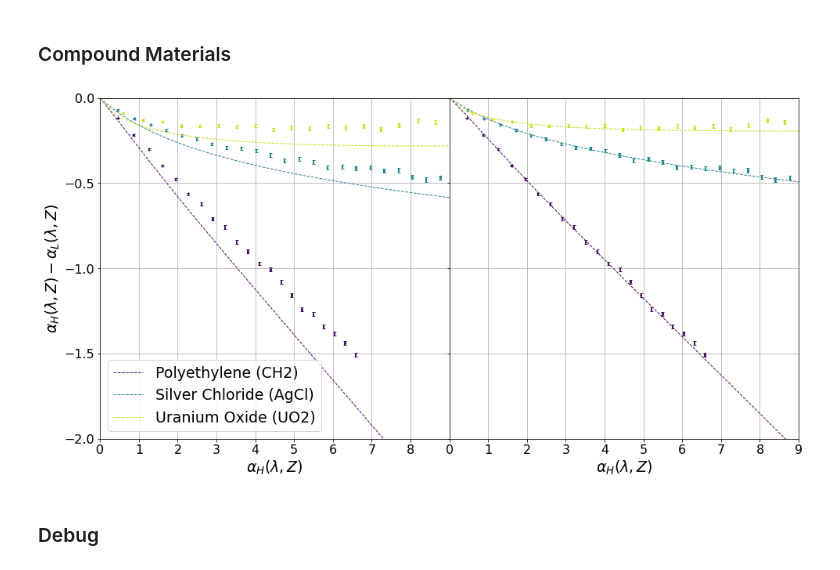
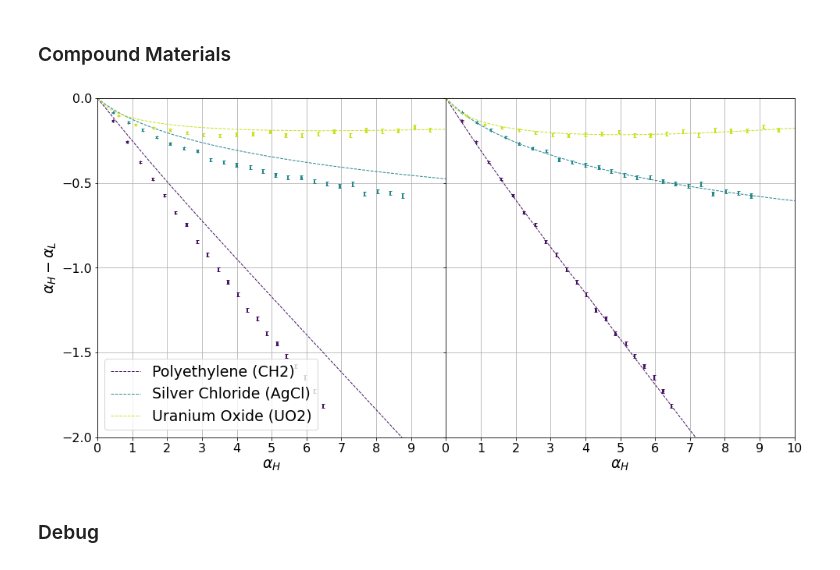
Before and after one commit to plalor/semiempirical_transparency, a Jupyter notebook: analysis/Semiempirical.ipynb, the cells around one changed output. Drawn from its saved outputs; the diff is of its cells as text; code cells hidden in the pictures.

```diff
--- a/analysis/Semiempirical.ipynb
+++ b/analysis/Semiempirical.ipynb
@@ -576,18 +555,18 @@ fig, ax = plt.subplots(1, figsize = [8, 8])
 
 for Z in Z_vals:
     ### lookup simulated values
-    lmbda_H, alpha_H, sigma_H = lookup_alpha[H_twiddle][Z]
-    lmbda_L, alpha_L, sigma_L = lookup_alpha[L_twiddle][Z]
+    lmbda_H, alpha_H, sigma_H = lookup_alpha[H][Z]
+    lmbda_L, alpha_L, sigma_L = lookup_alpha[L][Z]
     ax.errorbar(alpha_H, alpha_H - alpha_L, xerr = sigma_H,
                  yerr = np.sqrt(sigma_H**2 + sigma_L**2),
                  elinewidth=2, capsize=2, ecolor = color(Z), ls='none')
 
-    Z_fit, loss_fit = fitToTheory(alpha_H, alpha_L, phi_H, phi_L, D, mu_H, mu_L, zRange)
+    Z_fit, loss_fit = fitToTheory(alpha_H, alpha_L, phi_H_twiddle, phi_L_twiddle, D_twiddle, mu_H, mu_L, zRange)
     print("True Z: %d; Fit Z: %s; Loss: %s" % (Z, Z_fit, loss_fit))
 
     ### plot against theory
-    alpha_H0 = calcAlpha(lmbdaRange, [Z_fit[0]], phi_H, D, mu_H, zRange)
-    alpha_L0 = calcAlpha(lmbdaRange, [Z_fit[0]], phi_L, D, mu_L, zRange)
+    alpha_H0 = calcAlpha(lmbdaRange, [Z_fit[0]], phi_H_twiddle, D_twiddle, mu_H, zRange)
+    alpha_L0 = calcAlpha(lmbdaRange, [Z_fit[0]], phi_L_twiddle, D_twiddle, mu_L, zRange)
     ax.plot(alpha_H0, alpha_H0 - alpha_L0, linewidth = 1, linestyle = 'dashed', c=color(Z))
 
 ax.set_xlim(xrange)
@@ -596,11 +575,11 @@ ax.set_xticks(xticks)
 ax.set_yticks(yticks)
 ax.tick_params(labelsize=16)
 ax.grid()
-ax.set_xlabel(r"$\alpha_H(\lambda, Z)$", fontsize=19)
-ax.set_ylabel(r"$\alpha_H(\lambda, Z) - \alpha_L(\lambda, Z)$", fontsize=19)
+ax.set_xlabel(r"$\alpha_H$", fontsize=19)
+ax.set_ylabel(r"$\alpha_H - \alpha_L$", fontsize=19)
 fig.subplots_adjust(right=0.85)
 cbar_ax = fig.add_axes([0.855, 0.125, 0.025, 0.755])
 fig.colorbar(cmap, cax=cbar_ax)
-cbar_ax.set_ylabel("Atomic Number (Z)", fontsize=19)
+cbar_ax.set_ylabel(r"Atomic Number ($Z$)", fontsize=19)
 cbar_ax.tick_params(labelsize=16)
 # %% [output]
@@ -623,45 +602,45 @@ True Z: 92; Fit Z: [87]; Loss: [4.58298183e-05]
 # %%
 fig, (ax1, ax2) = plt.subplots(1, 2, figsize = [16, 8], sharey = True)
 fig.subplots_adjust(wspace=0)
 
 for Z in Z_compound:
     ### lookup simulated values
-    lmbda_H, alpha_H, sigma_H = lookup_alpha[H_twiddle][Z]
-    lmbda_L, alpha_L, sigma_L = lookup_alpha[L_twiddle][Z]
+    lmbda_H, alpha_H, sigma_H = lookup_alpha[H][Z]
+    lmbda_L, alpha_L, sigma_L = lookup_alpha[L][Z]
     ax1.errorbar(alpha_H, alpha_H - alpha_L, xerr = sigma_H,
                  yerr = np.sqrt(sigma_H**2 + sigma_L**2),
                  elinewidth=2, capsize=2, ecolor = compound_c[Z], ls='none')
     ax2.errorbar(alpha_H, alpha_H - alpha_L, xerr = sigma_H,
                  yerr = np.sqrt(sigma_H**2 + sigma_L**2),
                  elinewidth=2, capsize=2, ecolor = compound_c[Z], ls='none')
 
     ### plot against theory
-    alpha_H0 = np.array([calcCompoundAlpha(lmbda*compound_f[Z], compound_Z[Z], phi_H, D, mu_tot, zRange) for lmbda in lmbdaRange])
-    alpha_L0 = np.array([calcCompoundAlpha(lmbda*compound_f[Z], compound_Z[Z], phi_L, D, mu_tot, zRange) for lmbda in lmbdaRange])
+    alpha_H0 = np.array([calcCompoundAlpha(lmbda*compound_f[Z], compound_Z[Z], phi_H_twiddle, D_twiddle, mu_tot, zRange) for lmbda in lmbdaRange])
+    alpha_L0 = np.array([calcCompoundAlpha(lmbda*compound_f[Z], compound_Z[Z], phi_L_twiddle, D_twiddle, mu_tot, zRange) for lmbda in lmbdaRange])
     ax1.plot(alpha_H0, alpha_H0 - alpha_L0, linewidth = 1, linestyle = 'dashed', color = compound_c[Z], label = compound_material[Z])
 
-    alpha_H0 = np.array([calcCompoundAlpha(lmbda*compound_f[Z], compound_Z[Z], phi_H, D, mu_H, zRange) for lmbda in lmbdaRange])
-    alpha_L0 = np.array([calcCompoundAlpha(lmbda*compound_f[Z], compound_Z[Z], phi_L, D, mu_L, zRange) for lmbda in lmbdaRange])
+    alpha_H0 = np.array([calcCompoundAlpha(lmbda*compound_f[Z], compound_Z[Z], phi_H_twiddle, D_twiddle, mu_H, zRange) for lmbda in lmbdaRange])
+    alpha_L0 = np.array([calcCompoundAlpha(lmbda*compound_f[Z], compound_Z[Z], phi_L_twiddle, D_twiddle, mu_L, zRange) for lmbda in lmbdaRange])
     ax2.plot(alpha_H0, alpha_H0 - alpha_L0, linewidth = 1, linestyle = 'dashed', color = compound_c[Z], label = compound_material[Z])
 
-ax1.set_xlim([0,9])
-ax2.set_xlim([0,9])
+ax1.set_xlim(xrange)
+ax2.set_xlim(xrange)
 ax1.set_ylim(yrange)
-ax1.set_xticks(np.arange(9))
-ax2.set_xticks(np.arange(10))
+ax1.set_xticks(xticks[:-1])
+ax2.set_xticks(xticks)
 ax1.set_yticks(yticks)
 ax1.tick_params(labelsize=16)
 ax2.tick_params(labelsize=16)
 ax1.grid()
 ax2.grid()
-ax1.set_xlabel(r"$\alpha_H(\lambda, Z)$", fontsize=19)
-ax2.set_xlabel(r"$\alpha_H(\lambda, Z)$", fontsize=19)
-ax1.set_ylabel(r"$\alpha_H(\lambda, Z) - \alpha_L(\lambda, Z)$", fontsize=19)
+ax1.set_xlabel(r"$\alpha_H$", fontsize=19)
+ax2.set_xlabel(r"$\alpha_H$", fontsize=19)
+ax1.set_ylabel(r"$\alpha_H - \alpha_L$", fontsize=19)
 ax1.legend(fontsize=19)
 
 plt.savefig(outfile + "alpha_curve_compound.png", bbox_inches = "tight")
 # %% [output]
-[figure, old version]
+[figure, new version]
 # %% [markdown]
 ### Debug
 # %%
```
Also changed, not shown: parts of 17 cells of this notebook, 3 other files.
